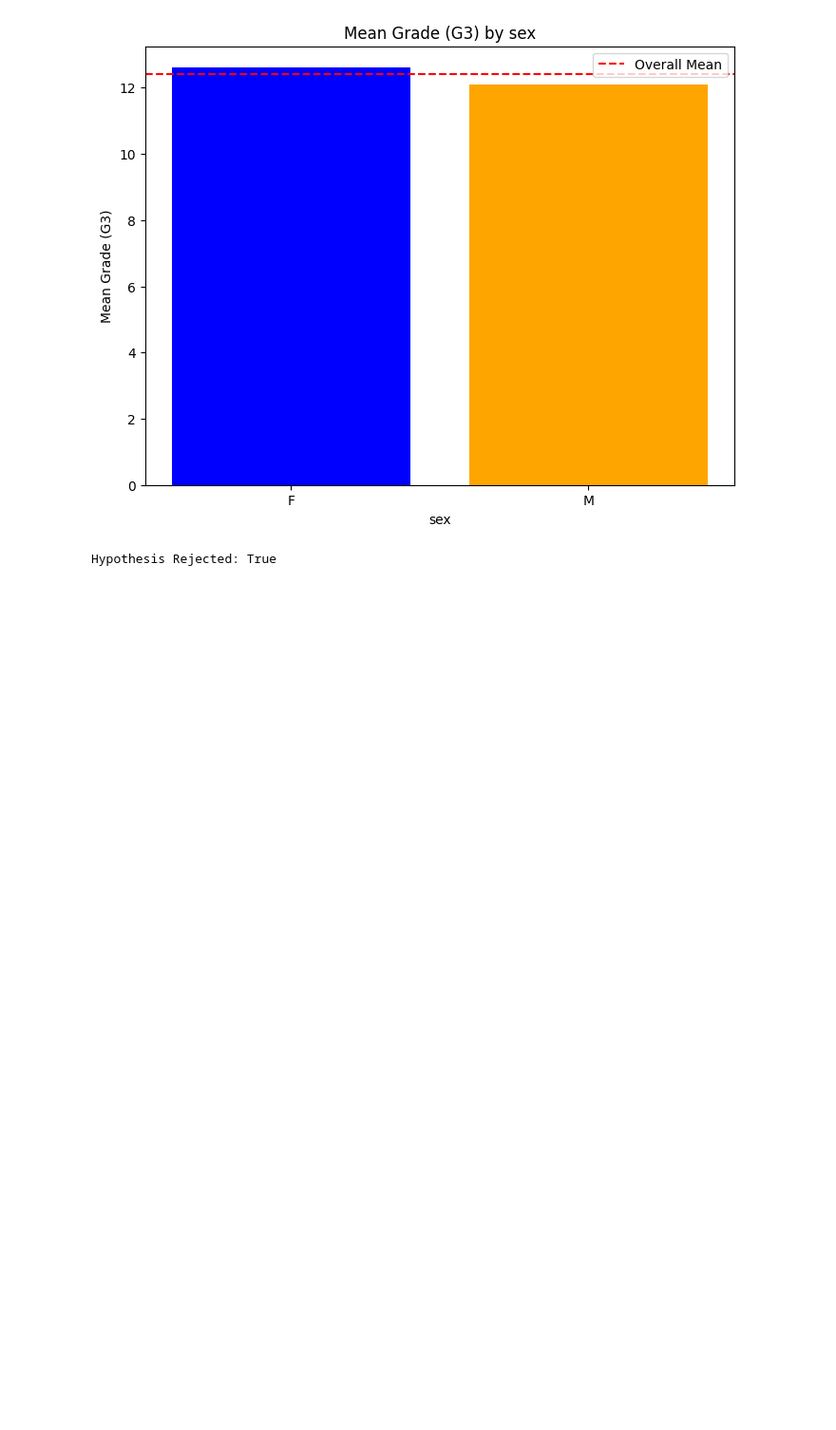
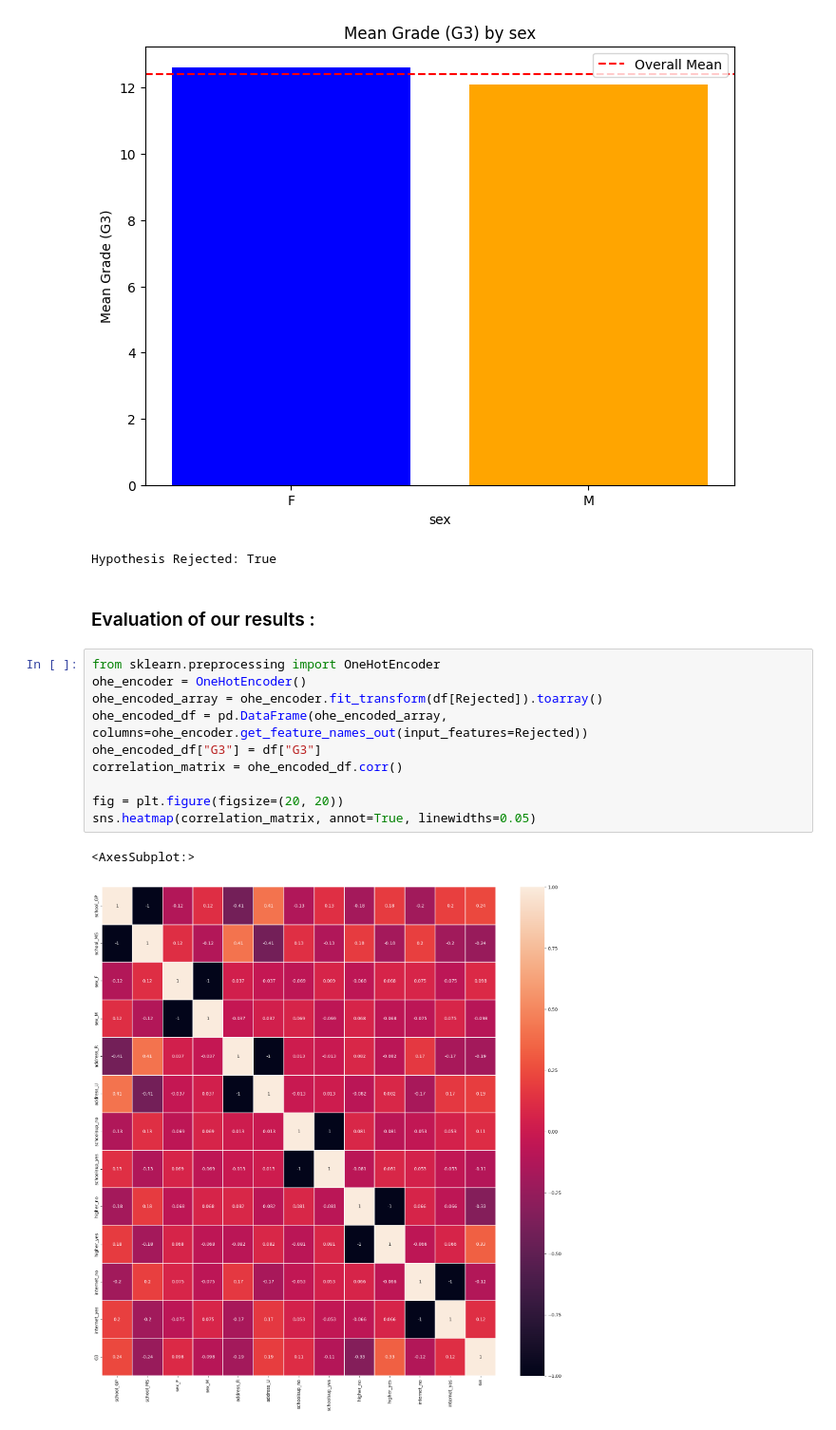
Before and after one commit to mohammed-alaa40123/Exploring-Factors-Influencing-Student-Success, a Jupyter notebook: Analysis_and_hypothesis.ipynb, the cells around one changed output. Shown: that part at 95% size. Cells and saved outputs as stored; diff of their text form; blank space fills up the shorter version.

Commit message:
evaluation

```diff
--- a/Analysis_and_hypothesis.ipynb
+++ b/Analysis_and_hypothesis.ipynb
@@ -208,3 +198,18 @@ print("Hypothesis Rejected:", hypothesis_rejected)
 Reject the null hypothesis. The means are significantly different (p-value = 0.0353)
 [figure]
 Hypothesis Rejected: True
+# %% [markdown]
+### Evaluation of our results :
+# %%
+from sklearn.preprocessing import OneHotEncoder
+ohe_encoder = OneHotEncoder()
+ohe_encoded_array = ohe_encoder.fit_transform(df[Rejected]).toarray()
+ohe_encoded_df = pd.DataFrame(ohe_encoded_array, columns=ohe_encoder.get_feature_names_out(input_features=Rejected))
+ohe_encoded_df["G3"] = df["G3"]
+correlation_matrix = ohe_encoded_df.corr()
+
+fig = plt.figure(figsize=(20, 20))
+sns.heatmap(correlation_matrix, annot=True, linewidths=0.05)
+# %% [output]
+<AxesSubplot:>
+[figure, added]
```
Also changed, not shown: parts of 12 cells of this notebook.
